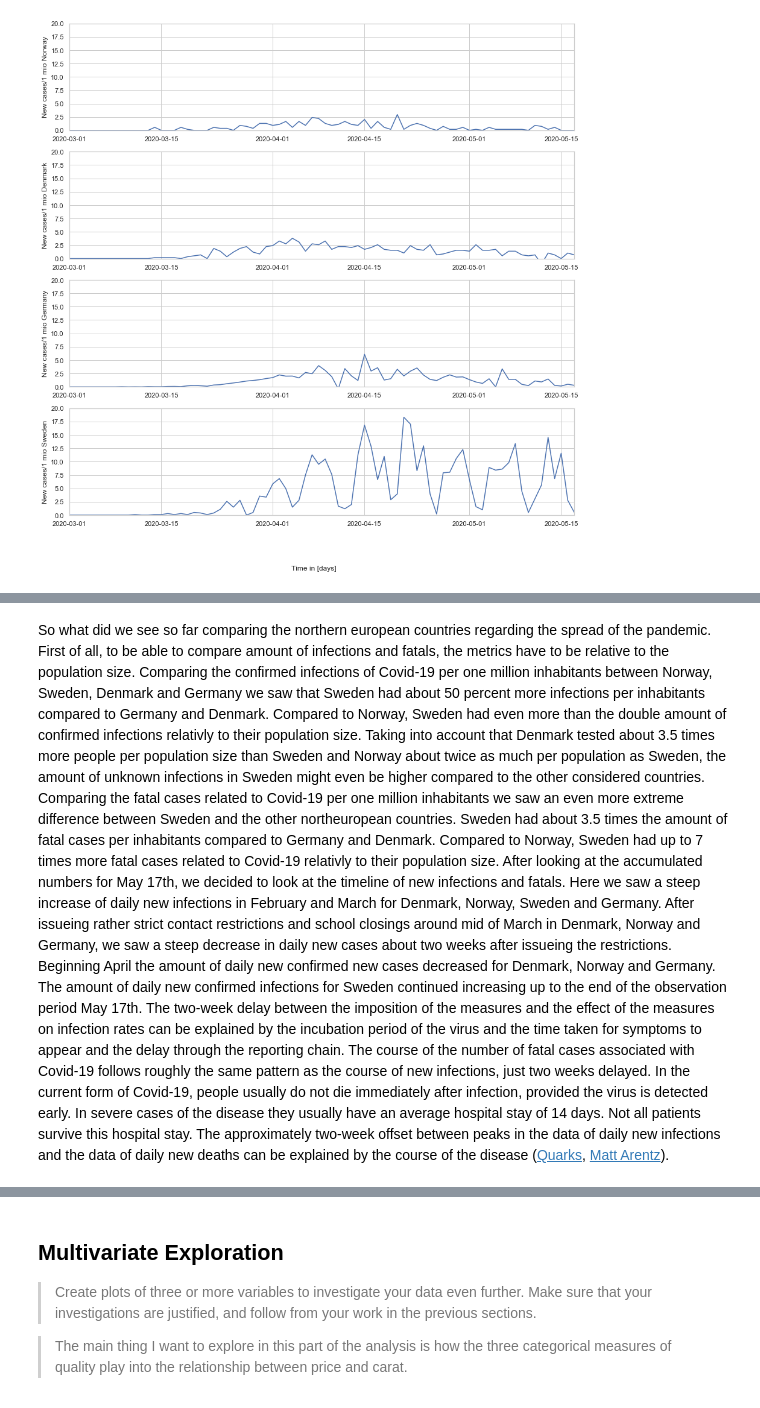
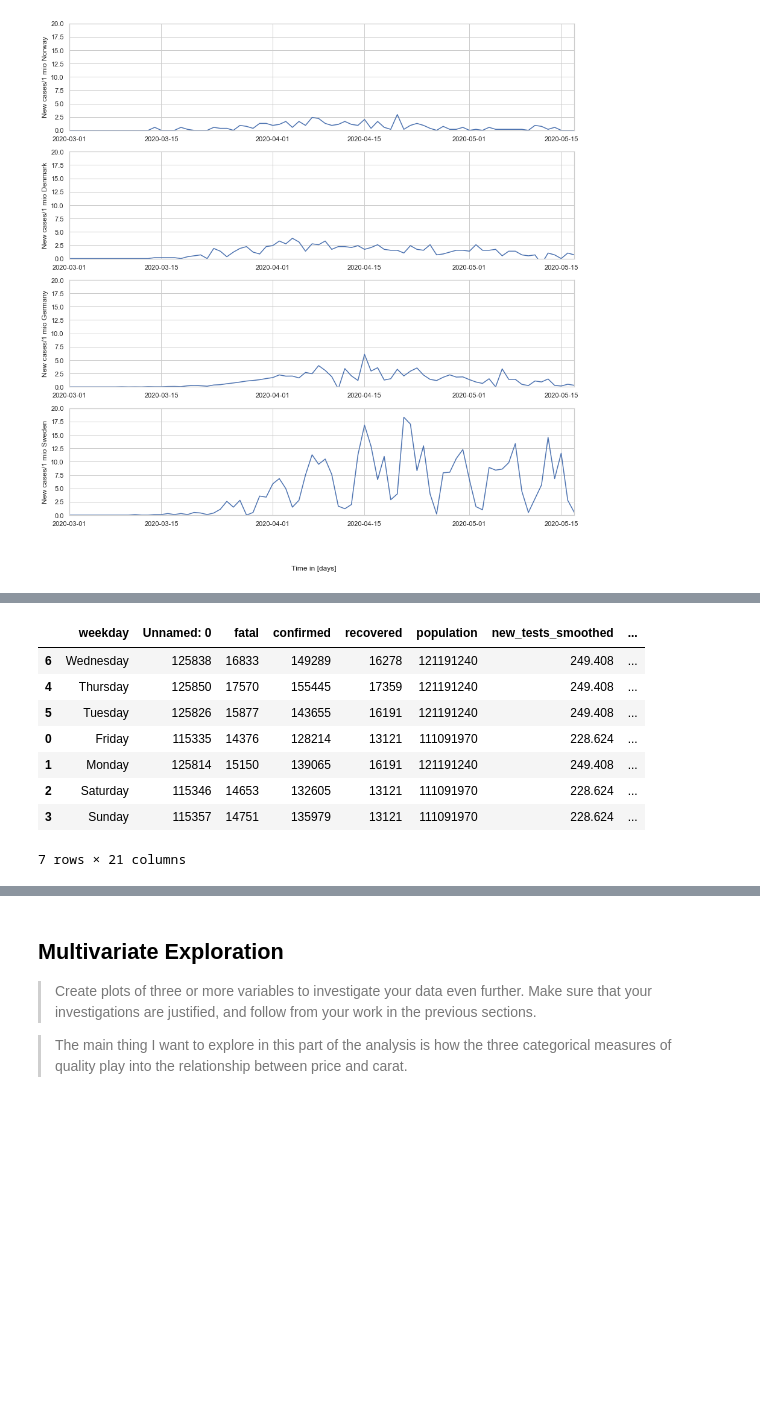
Before and after one commit to AtulSingh-Emyre/AnalysisCovid19, a Jupyter notebook: exploration_Covid19.ipynb, the cells around one changed output, grey strips where cells are left out. Saved outputs shown, nothing was run; the diff lists cells and outputs as text; code cells hidden in the pictures; blank space fills up the shorter version.

```diff
--- a/exploration_Covid19.ipynb
+++ b/exploration_Covid19.ipynb
@@ -558,6 +539,0 @@ In the graphic above we see the daily new fatal cases related to Covid-19 per on
-# %% [markdown]
-So what did we see so far comparing the northern european countries regarding the spread of the pandemic. First of all, to be able to compare amount of infections and fatals, the metrics have to be relative to the population size. Comparing the confirmed infections of Covid-19 per one million inhabitants between Norway, Sweden, Denmark and Germany we saw that Sweden had about 50 percent more infections per inhabitants compared to Germany and Denmark. Compared to Norway, Sweden had even more than the double amount of confirmed infections relativly to their population size. Taking into account that Denmark tested about 3.5 times more people per population size than Sweden and Norway about twice as much per population as Sweden, the amount of unknown infections in Sweden might even be higher compared to the other considered countries.
-Comparing the fatal cases related to Covid-19 per one million inhabitants we saw an even more extreme difference between Sweden and the other northeuropean countries. Sweden had about 3.5 times the amount of fatal cases per inhabitants compared to Germany and Denmark. Compared to Norway, Sweden had up to 7 times more fatal cases related to Covid-19 relativly to their population size.
-After looking at the accumulated numbers for May 17th, we decided to look at the timeline of new infections and fatals. Here we saw a steep increase of daily new infections in February and March for Denmark, Norway, Sweden and Germany. After issueing rather strict contact restrictions and school closings around mid of March in Denmark, Norway and Germany, we saw a steep decrease in daily new cases about two weeks after issueing the restrictions. Beginning April the amount of daily new confirmed new cases decreased for Denmark, Norway and Germany. The amount of daily new confirmed infections for Sweden continued increasing up to the end of the observation period May 17th. The two-week delay between the imposition of the measures and the effect of the measures on infection rates can be explained by the incubation period of the virus and the time taken for symptoms to appear and the delay through the reporting chain.
-The course of the number of fatal cases associated with Covid-19 follows roughly the same pattern as the course of new infections, just two weeks delayed.
-In the current form of Covid-19, people usually do not die immediately after infection, provided the virus is detected early. In severe cases of the disease they usually have an average hospital stay of 14 days. Not all patients survive this hospital stay. The approximately two-week offset between peaks in the data of daily new infections and the data of daily new deaths can be explained by the course of the disease ([Quarks](https://www.quarks.de/gesundheit/medizin/langzeitschaeden-von-covid-19-was-wir-wissen-und-was-nicht/), [Matt Arentz](https://jamanetwork.com/journals/jama/article-abstract/2763485)).
@@ -563,0 +551,12 @@ In the current form of Covid-19, people usually do not die immediately after inf
+# %%
+df_Sweden_ByWeekday
+# %% [output]
+|  | weekday | Unnamed: 0 | fatal | confirmed | recovered | population | new_tests_smoothed | ... |
+| 6 | Wednesday | 125838 | 16833 | 149289 | 16278 | 121191240 | 249.408 | ... |
+| 4 | Thursday | 125850 | 17570 | 155445 | 17359 | 121191240 | 249.408 | ... |
+| 5 | Tuesday | 125826 | 15877 | 143655 | 16191 | 121191240 | 249.408 | ... |
+| 0 | Friday | 115335 | 14376 | 128214 | 13121 | 111091970 | 228.624 | ... |
+| 1 | Monday | 125814 | 15150 | 139065 | 16191 | 121191240 | 249.408 | ... |
+| 2 | Saturday | 115346 | 14653 | 132605 | 13121 | 111091970 | 228.624 | ... |
+| 3 | Sunday | 115357 | 14751 | 135979 | 13121 | 111091970 | 228.624 | ... |
+7 rows × 21 columns
```
Also changed, not shown: parts of 22 cells of this notebook, 2 other files.
